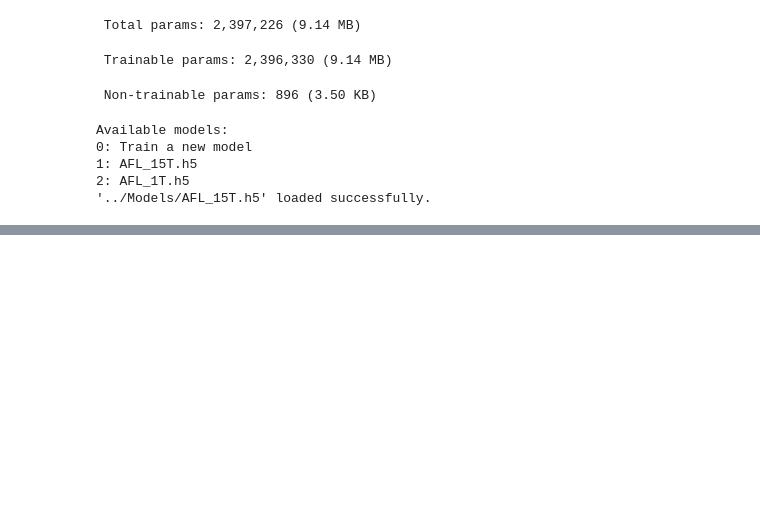
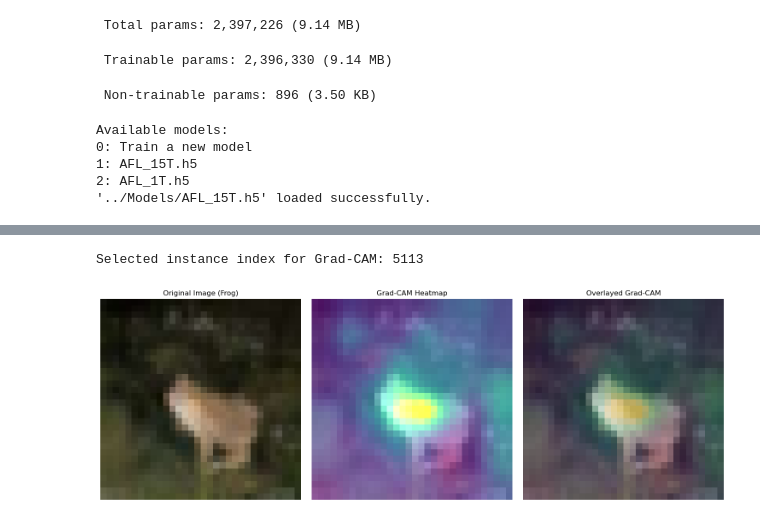
Before and after one commit to AFLucas-UOM/ARI3205-InterpretableAI, a Jupyter notebook: Jupyter Notebooks/Part4_CIFAR-10Dataset.ipynb, the cells around one changed output, grey strips where cells are left out. Saved outputs shown, nothing was run; the diff lists cells and outputs as text; code cells hidden in the pictures; blank space fills up the shorter version.

```diff
--- a/Jupyter Notebooks/Part4_CIFAR-10Dataset.ipynb
+++ b/Jupyter Notebooks/Part4_CIFAR-10Dataset.ipynb
@@ -432 +433,58 @@ Selected instance index: 9447
 <Figure size 640x480 with 0 Axes>
+# %%
+print(f"Selected instance index for Grad-CAM: {i}")
+
+# Prepare the input instance and metadata
+instance = np.expand_dims(x_test[i], axis=0)  # Expand dimensions for model input
+true_label = int(y_test[i])  # Convert true class to integer
+original_image = x_test[i]  # Keep the original image for visualization
+
+# Specify the target convolutional layer
+target_layer_name = "Conv2D_Block3_Layer1"  # Update to match your model's layer name
+target_layer = model.get_layer(target_layer_name)
+
+# Initialize Grad-CAM
+grad_cam = GradCAM()
+
+# Generate the Grad-CAM explanation
+explanation = grad_cam.explain(
+    validation_data=(instance, None),  # Model input, no labels required
+    model=model,
+    class_index=true_label,  # Target class for explanation
+    layer_name=target_layer.name  # Specify target layer
+)
+
+# Process the heatmap
+heatmap = np.maximum(explanation, 0)  # Clip negative values
+heatmap = heatmap / np.max(heatmap)  # Normalize to [0, 1]
+
+# Resize the heatmap to match the original image size
+heatmap_resized = tf.image.resize(heatmap, (original_image.shape[0], original_image.shape[1])).numpy()
+
+# Create the overlayed image
+overlayed_image = 0.6 * original_image + 0.4 * heatmap_resized  # Blend original and heatmap
+
+# Visualize the results
+fig, ax = plt.subplots(1, 3, figsize=(15, 5))
+
+# Display the original image
+ax[0].imshow(original_image)
+ax[0].set_title(f"Original Image ({class_names[true_label]})")
+ax[0].axis("off")
+
+# Display the Grad-CAM heatmap
+ax[1].imshow(heatmap_resized, cmap="jet")
+ax[1].set_title("Grad-CAM Heatmap")
+ax[1].axis("off")
+
+# Display the overlayed image
+ax[2].imshow(overlayed_image)
+ax[2].set_title("Overlayed Grad-CAM")
+ax[2].axis("off")
+
+# Adjust layout and display
+plt.tight_layout()
+plt.show()
+# %% [output]
+Selected instance index for Grad-CAM: 5113
+[figure, added]
```
Also changed, not shown: parts of 3 cells of this notebook.
